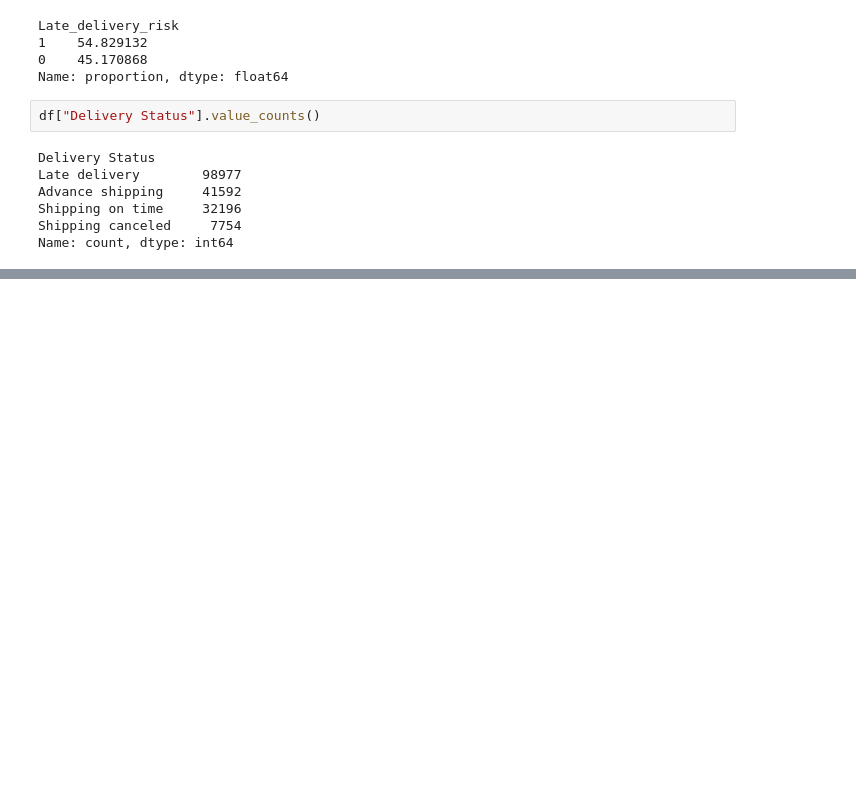
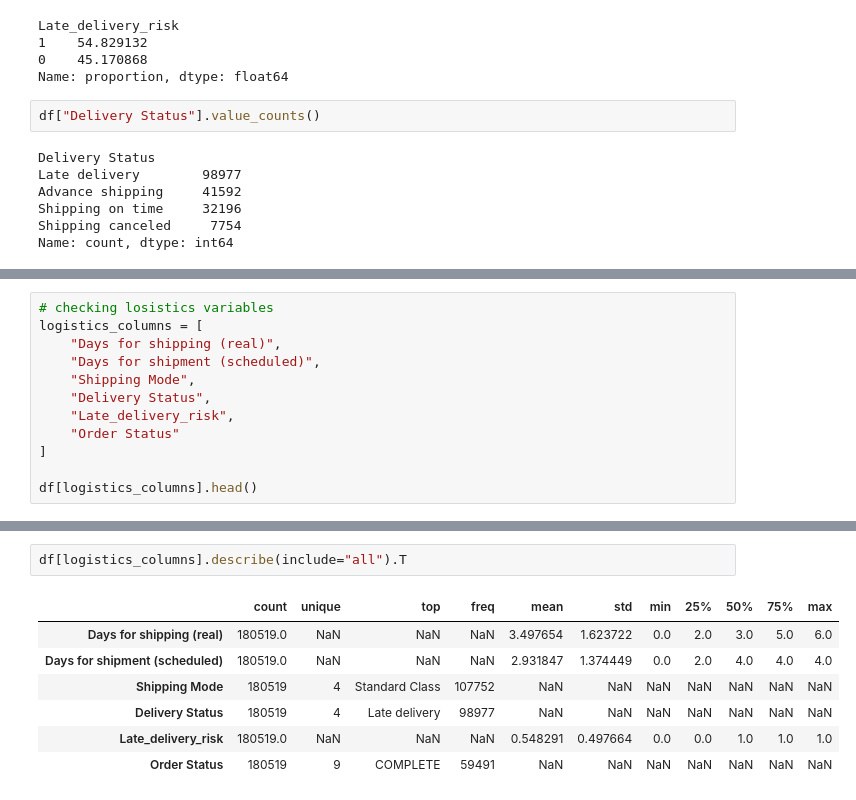
Before and after one commit to divyamohan6388-droid/Logistics-Analytics-Shipment-Delay-Prediction, a Jupyter notebook: notebooks/01_data_understanding.ipynb, the cells around one changed output, grey strips where cells are left out. Saved outputs shown, nothing was run; the diff lists cells and outputs as text; blank space fills up the shorter version.

```diff
--- a/notebooks/01_data_understanding.ipynb
+++ b/notebooks/01_data_understanding.ipynb
@@ -119,0 +241,12 @@ Name: count, dtype: int64
+# %%
+# checking losistics variables
+logistics_columns = [
+    "Days for shipping (real)",
+    "Days for shipment (scheduled)",
+    "Shipping Mode",
+    "Delivery Status",
+    "Late_delivery_risk",
+    "Order Status"
+]
+
+df[logistics_columns].head()
@@ -119,0 +260,10 @@ Name: count, dtype: int64
+# %%
+df[logistics_columns].describe(include="all").T
+# %% [output]
+|  | count | unique | top | freq | mean | std | min | 25% | 50% | 75% | max |
+| Days for shipping (real) | 180519.0 | NaN | NaN | NaN | 3.497654 | 1.623722 | 0.0 | 2.0 | 3.0 | 5.0 | 6.0 |
+| Days for shipment (scheduled) | 180519.0 | NaN | NaN | NaN | 2.931847 | 1.374449 | 0.0 | 2.0 | 4.0 | 4.0 | 4.0 |
+| Shipping Mode | 180519 | 4 | Standard Class | 107752 | NaN | NaN | NaN | NaN | NaN | NaN | NaN |
+| Delivery Status | 180519 | 4 | Late delivery | 98977 | NaN | NaN | NaN | NaN | NaN | NaN | NaN |
+| Late_delivery_risk | 180519.0 | NaN | NaN | NaN | 0.548291 | 0.497664 | 0.0 | 0.0 | 1.0 | 1.0 | 1.0 |
+| Order Status | 180519 | 9 | COMPLETE | 59491 | NaN | NaN | NaN | NaN | NaN | NaN | NaN |
```
Also changed, not shown: parts of 9 cells of this notebook.
